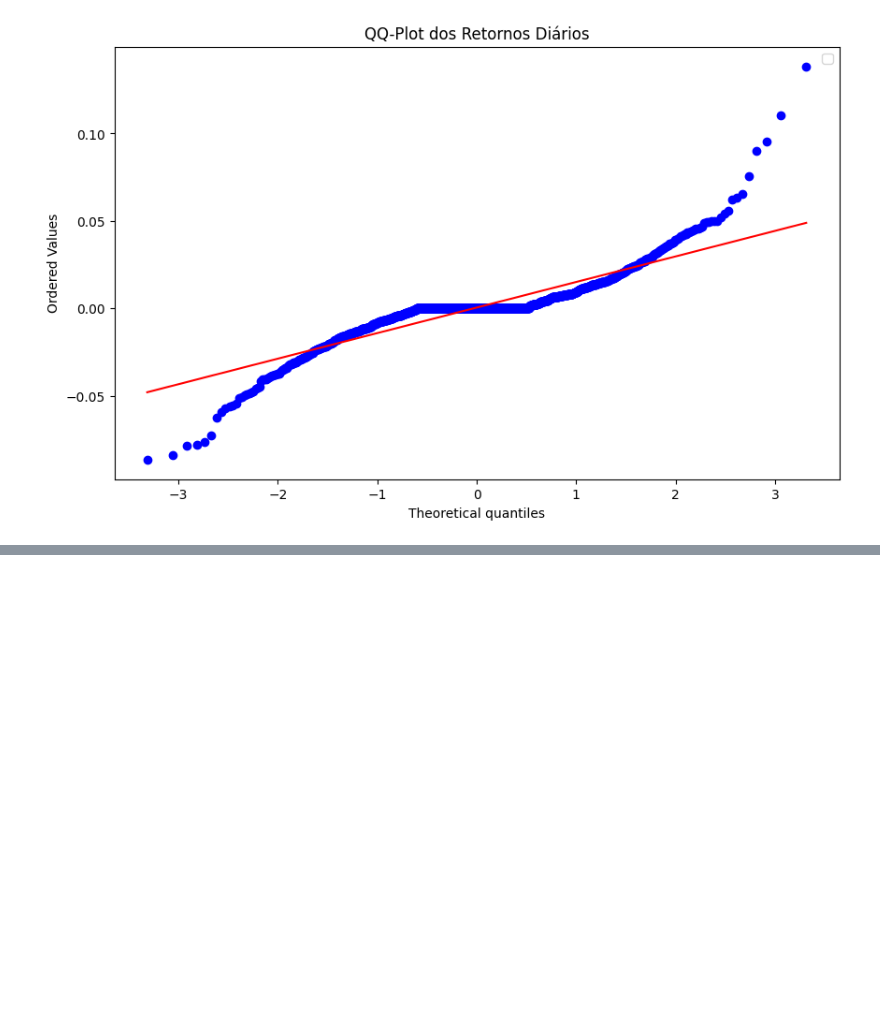
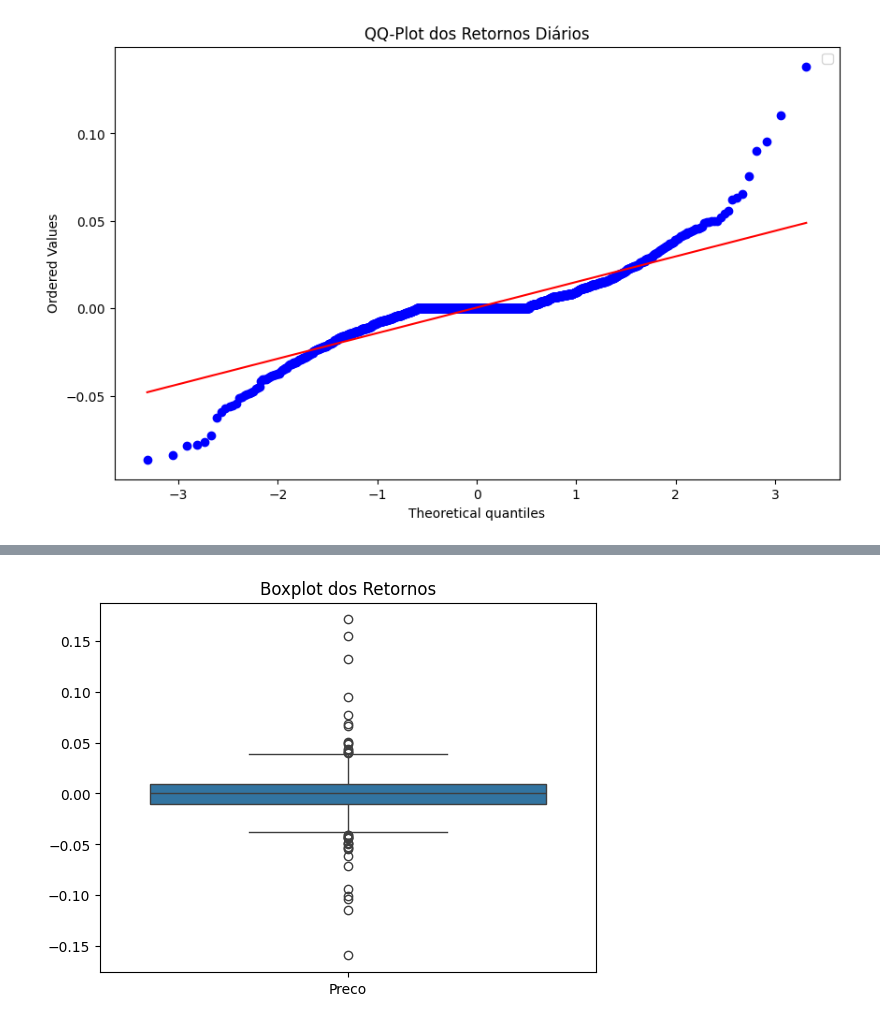
Before and after one commit to vidomirana/Analise-Sincronia-SeriesTemporais-Soja, a Jupyter notebook: Fatos_Estilizados/Fatos_Estilizados.ipynb, the cells around one changed output, grey strips where cells are left out. Saved outputs shown, nothing was run; the diff lists cells and outputs as text; code cells hidden in the pictures; blank space fills up the shorter version.

```diff
--- a/Fatos_Estilizados/Fatos_Estilizados.ipynb
+++ b/Fatos_Estilizados/Fatos_Estilizados.ipynb
@@ -150,0 +202,6 @@ No artists with labels found to put in legend.  Note that artists whose label st
+# %%
+sns.boxplot(retornos_sorriso)
+plt.title('Boxplot dos Retornos')
+plt.show()
+# %% [output]
+[figure, added]
```
Also changed, not shown: parts of 8 cells of this notebook.
